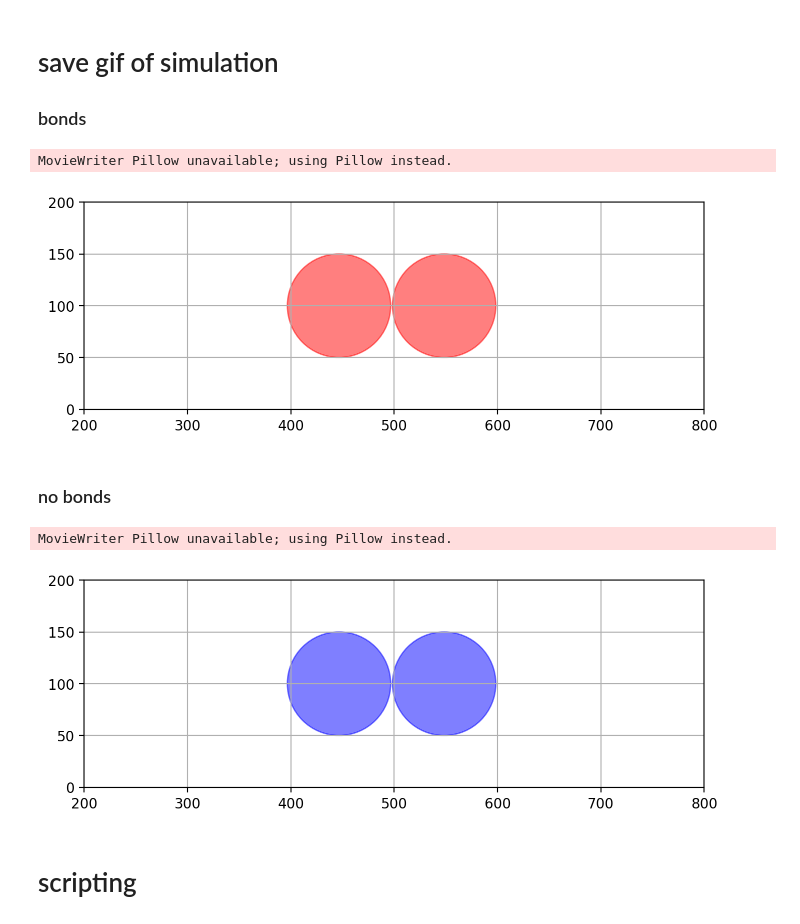
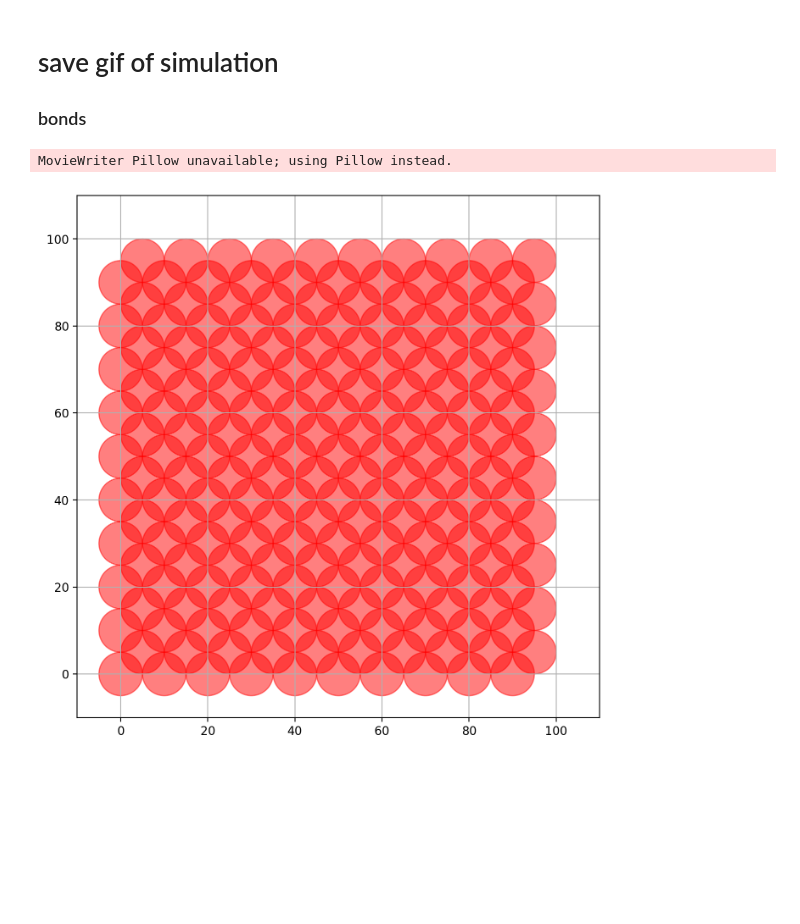
Before and after one commit to lexiarlen/LIGGGHTS_SEAICE, a Jupyter notebook: lexi_tests/python_visualization/python_plots.ipynb, the cells around one changed output. Cells and saved outputs as stored; diff of their text form; code cells hidden in the pictures; blank space fills up the shorter version.

Commit message:
updated visualization tools

```diff
--- a/lexi_tests/python_visualization/python_plots.ipynb
+++ b/lexi_tests/python_visualization/python_plots.ipynb
@@ -13,8 +13,8 @@ from liggghts_file_parsing import get_dt, create_bond_df, create_atom_df
 # %% [markdown]
 # streamlined visualization
 # %%
-directory = r"\\wsl$\Ubuntu-18.04\home\arlenlex\LIGGGHTS_SEAICE\lexi_tests\contact_law_test\post"
-log_file_path = r"\\wsl$\Ubuntu-18.04\home\arlenlex\LIGGGHTS_SEAICE\lexi_tests\contact_law_test\log.liggghts"
+directory = r"\\wsl$\Ubuntu-18.04\home\arlenlex\LIGGGHTS_SEAICE\lexi_tests\floe_testing\post"
+log_file_path = r"\\wsl$\Ubuntu-18.04\home\arlenlex\LIGGGHTS_SEAICE\lexi_tests\floe_testing\log.liggghts"
 # %%
 dt = get_dt(log_file_path)
 df_bond = create_bond_df(directory)
@@ -92,7 +115,7 @@ plot_relevant_quantities(df_atom, df_bond, dt, r'5% overlap; coeff rest = 1.0')
 fig, ax = plt.subplots(figsize=(8, 8))
 
 # Use bond values to determine whether bond exists or not
-bond_exists = df_bond['bfx'].values
+bond_dne = df_bond['bstatus'].values
 
 # Dictionary to store circle objects for each atom
 circles = {}
@@ -103,90 +126,38 @@ unique_atoms = set(idx[0] for idx in df_atom.keys())
 # Initialize circles at their initial positions
 for atom_id in unique_atoms:
     initial_x = df_atom[(atom_id, 'x')].iloc[0]
     initial_y = df_atom[(atom_id, 'y')].iloc[0]
     radius = df_atom[(atom_id, 'radius')].iloc[0]
     circle = Circle((initial_x, initial_y), radius, color='blue', alpha=0.5)
     ax.add_patch(circle)
     circles[atom_id] = circle
 
 # Set the plot limits manually
-ax.set_xlim(200, 800)
-ax.set_ylim(0, 200)
+ax.set_xlim(-10, 110)
+ax.set_ylim(-10, 110)
 ax.set_aspect('equal', 'box')
 ax.grid()
 
 # Update function for animation
 def update(frame):
     for atom_id in unique_atoms:
         new_x = df_atom[(atom_id, 'x')].iloc[frame]
         new_y = df_atom[(atom_id, 'y')].iloc[frame]
-        bond_status = bond_exists[frame]  # Assuming atom_id starts from 1 and maps directly to indices (0-based)
-        color = 'red' if np.isnan(bond_status) else 'blue'  # Change color if bond status is NaN
+        bond_broken = bond_dne[frame]  # Assuming atom_id starts from 1 and maps directly to indices (0-based)
+        color = 'red' if ((bond_broken==1) or (np.isnan(bond_broken))) else 'blue'  # Change color if bond status is NaN
         circles[atom_id].center = (new_x, new_y)
         circles[atom_id].set_color(color)  # Update the color based on bond status
     return circles.values()
 
 # Animation parameters
-N = 1
+N = 2
 frame_indices = range(0, len(df_atom[(next(iter(unique_atoms)), 'x')]), N)
 
 # Create and save the animation
-anim = FuncAnimation(fig, update, frames=frame_indices, blit=True, repeat=False)
-anim.save('gifs/contact/elastic_contact_bond_break.gif', writer='Pillow', fps=10)  # Adjust fps as needed
+anim = FuncAnimation(fig, update, frames=frame_indices, blit=True, repeat=True)
+anim.save('gifs/bond_tests/tension/coeffrest=0.2.png', writer='Pillow', fps=10)  # Adjust fps as needed
 
 plt.show()
 # %% [output]
 MovieWriter Pillow unavailable; using Pillow instead.
-[figure, old version]
+[figure, new version]
-# %% [markdown]
-### no bonds
-# %%
-fig, ax = plt.subplots(figsize=(8, 8))
-
-# Get bond data to include in simulation
-
-# Dictionary to store circle objects for each atom
-circles = {}
-
-# Assuming df_atom has already been defined and structured correctly
-unique_atoms = set(idx[0] for idx in df_atom.keys())
-
-# Initialize circles at their initial positions
-for atom_id in unique_atoms:
-    initial_x = df_atom[(atom_id, 'x')].iloc[0]
-    initial_y = df_atom[(atom_id, 'y')].iloc[0]
-    radius = df_atom[(atom_id, 'radius')].iloc[0]
-    circle = Circle((initial_x, initial_y), radius, color='blue', alpha=0.5)
-    ax.add_patch(circle)
-    circles[atom_id] = circle
-
-# Set plot limits
-x_range = [df_atom[(atom_id, 'x')].min() for atom_id in unique_atoms] + [df_atom[(atom_id, 'x')].max() for atom_id in unique_atoms]
-y_range = [df_atom[(atom_id, 'y')].min() for atom_id in unique_atoms] + [df_atom[(atom_id, 'y')].max() for atom_id in unique_atoms]
-ax.set_xlim(200,800)
-ax.set_ylim(0,200)
-ax.set_aspect('equal', 'box')
-ax.grid()
-
-# Update function for animation
-def update(frame):
-    for atom_id in unique_atoms:
-        new_x = df_atom[(atom_id, 'x')].iloc[frame]
-        new_y = df_atom[(atom_id, 'y')].iloc[frame]
-        circles[atom_id].center = (new_x, new_y)
-    return circles.values()
-
-N = 10
-# Define the frames to use for the animation (every 50th frame)
-frame_indices = range(0, len(df_atom[(next(iter(unique_atoms)), 'x')]), N)
-
-# Create and save the animation
-anim = FuncAnimation(fig, update, frames=frame_indices, blit=True, repeat=False)
-anim.save('gifs/contact/elastic_contact_bond_break.gif', writer='Pillow', fps=10)  # Adjust fps as needed
-
-plt.show()
-# %% [output]
-MovieWriter Pillow unavailable; using Pillow instead.
-[figure, removed]
-# %% [markdown]
-# scripting
```
Also changed, not shown: parts of 4 cells of this notebook, 1 other file.
